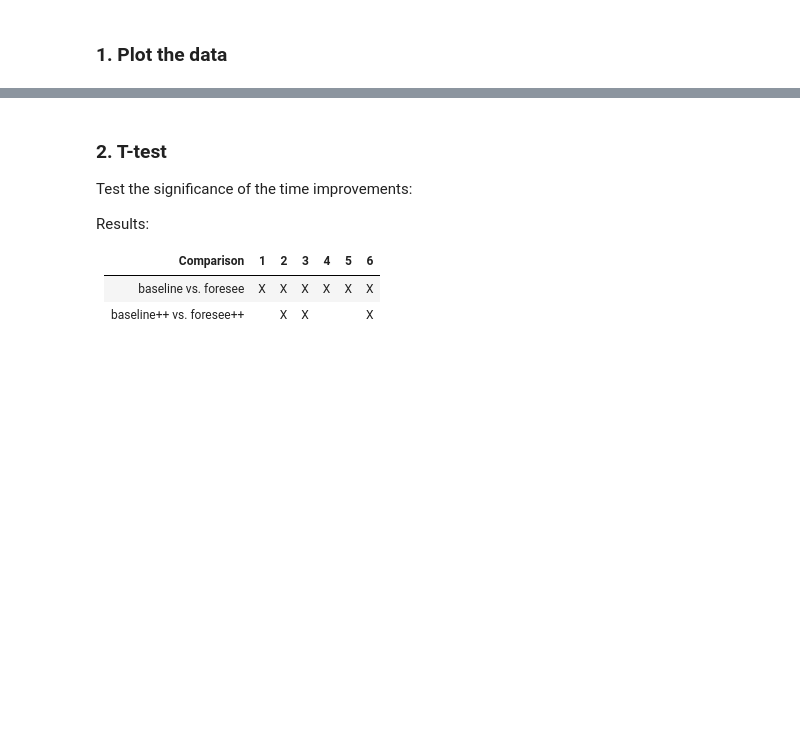
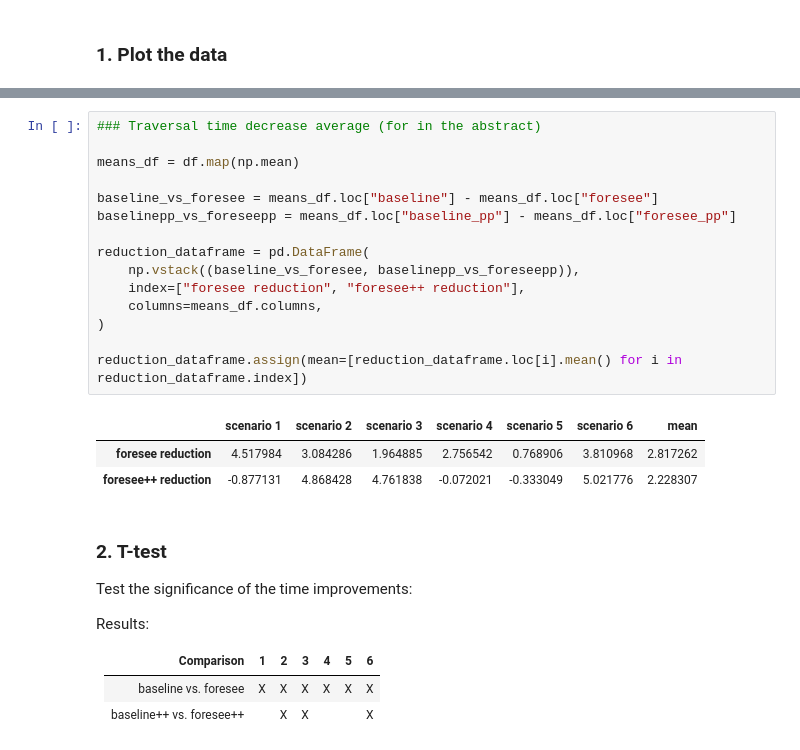
Before and after one commit to christiaantheunisse/Foresee-Error-Models, a Jupyter notebook: experiments/performance_normal_traffic_scenarios/plot_and_significance_tests.ipynb, the cells around one changed output, grey strips where cells are left out. Drawn from its saved outputs; the diff is of its cells as text; blank space fills up the shorter version.

```diff
--- a/experiments/performance_normal_traffic_scenarios/plot_and_significance_tests.ipynb
+++ b/experiments/performance_normal_traffic_scenarios/plot_and_significance_tests.ipynb
@@ -128,6 +129,25 @@ plt.savefig("perf_normal_traversal_times.pdf", bbox_inches="tight")
 plt.show()
 # %% [output]
 [figure]
+# %%
+### Traversal time decrease average (for in the abstract)
+
+means_df = df.map(np.mean)
+
+baseline_vs_foresee = means_df.loc["baseline"] - means_df.loc["foresee"]
+baselinepp_vs_foreseepp = means_df.loc["baseline_pp"] - means_df.loc["foresee_pp"]
+
+reduction_dataframe = pd.DataFrame(
+    np.vstack((baseline_vs_foresee, baselinepp_vs_foreseepp)),
+    index=["foresee reduction", "foresee++ reduction"],
+    columns=means_df.columns,
+)
+
+reduction_dataframe.assign(mean=[reduction_dataframe.loc[i].mean() for i in reduction_dataframe.index])
+# %% [output]
+|  | scenario 1 | scenario 2 | scenario 3 | scenario 4 | scenario 5 | scenario 6 | mean |
+| foresee reduction | 4.517984 | 3.084286 | 1.964885 | 2.756542 | 0.768906 | 3.810968 | 2.817262 |
+| foresee++ reduction | -0.877131 | 4.868428 | 4.761838 | -0.072021 | -0.333049 | 5.021776 | 2.228307 |
 # %% [markdown]
 ### 2. T-test
 
```
Also changed, not shown: parts of 2 cells of this notebook, 18 other files.
